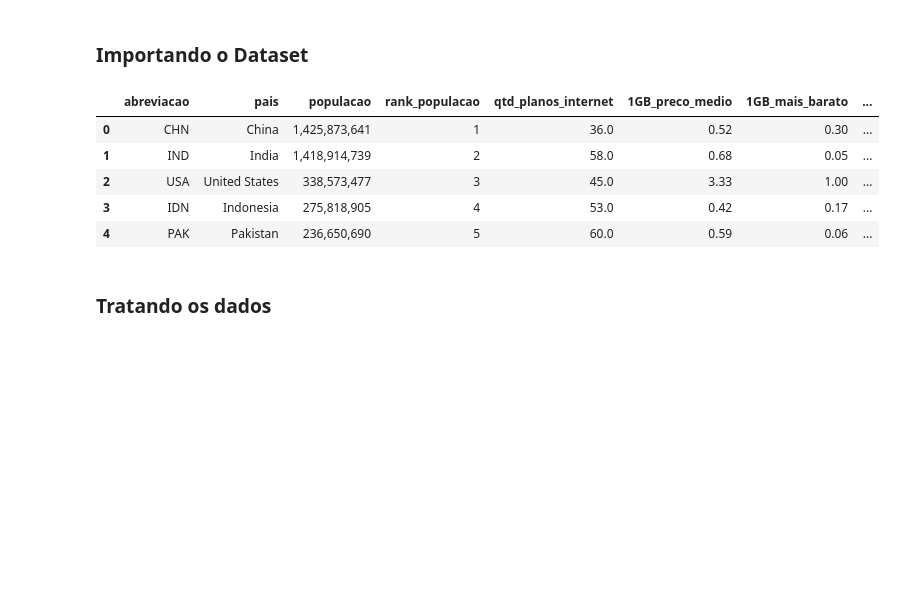
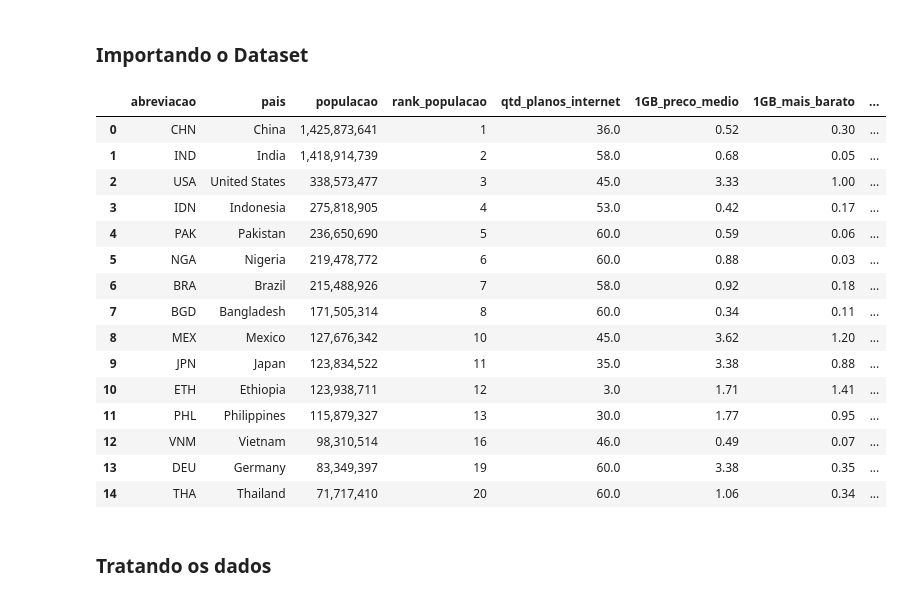
Before and after one commit to maafinotti/o_acesso_a_internet_no_mundo, a Jupyter notebook: internet_mundo.ipynb, the cells around one changed output. Drawn from its saved outputs; the diff is of its cells as text; code cells hidden in the pictures; blank space fills up the shorter version.

```diff
--- a/internet_mundo.ipynb
+++ b/internet_mundo.ipynb
@@ -10,14 +10,24 @@ import matplotlib.pyplot as plt
 # %%
 data = pd.read_csv('dataset.csv')
 # %%
-data.head()
+data.head(15)
 # %% [output]
 |  | abreviacao | pais | populacao | rank_populacao | qtd_planos_internet | 1GB_preco_medio | 1GB_mais_barato | ... |
 | 0 | CHN | China | 1,425,873,641 | 1 | 36.0 | 0.52 | 0.30 | ... |
 | 1 | IND | India | 1,418,914,739 | 2 | 58.0 | 0.68 | 0.05 | ... |
 | 2 | USA | United States | 338,573,477 | 3 | 45.0 | 3.33 | 1.00 | ... |
 | 3 | IDN | Indonesia | 275,818,905 | 4 | 53.0 | 0.42 | 0.17 | ... |
 | 4 | PAK | Pakistan | 236,650,690 | 5 | 60.0 | 0.59 | 0.06 | ... |
+| 5 | NGA | Nigeria | 219,478,772 | 6 | 60.0 | 0.88 | 0.03 | ... |
+| 6 | BRA | Brazil | 215,488,926 | 7 | 58.0 | 0.92 | 0.18 | ... |
+| 7 | BGD | Bangladesh | 171,505,314 | 8 | 60.0 | 0.34 | 0.11 | ... |
+| 8 | MEX | Mexico | 127,676,342 | 10 | 45.0 | 3.62 | 1.20 | ... |
+| 9 | JPN | Japan | 123,834,522 | 11 | 35.0 | 3.38 | 0.88 | ... |
+| 10 | ETH | Ethiopia | 123,938,711 | 12 | 3.0 | 1.71 | 1.41 | ... |
+| 11 | PHL | Philippines | 115,879,327 | 13 | 30.0 | 1.77 | 0.95 | ... |
+| 12 | VNM | Vietnam | 98,310,514 | 16 | 46.0 | 0.49 | 0.07 | ... |
+| 13 | DEU | Germany | 83,349,397 | 19 | 60.0 | 3.38 | 0.35 | ... |
+| 14 | THA | Thailand | 71,717,410 | 20 | 60.0 | 1.06 | 0.34 | ... |
 # %% [markdown]
 ### Tratando os dados
 # %%
```
Also changed, not shown: parts of 3 cells of this notebook, 7 other files.
